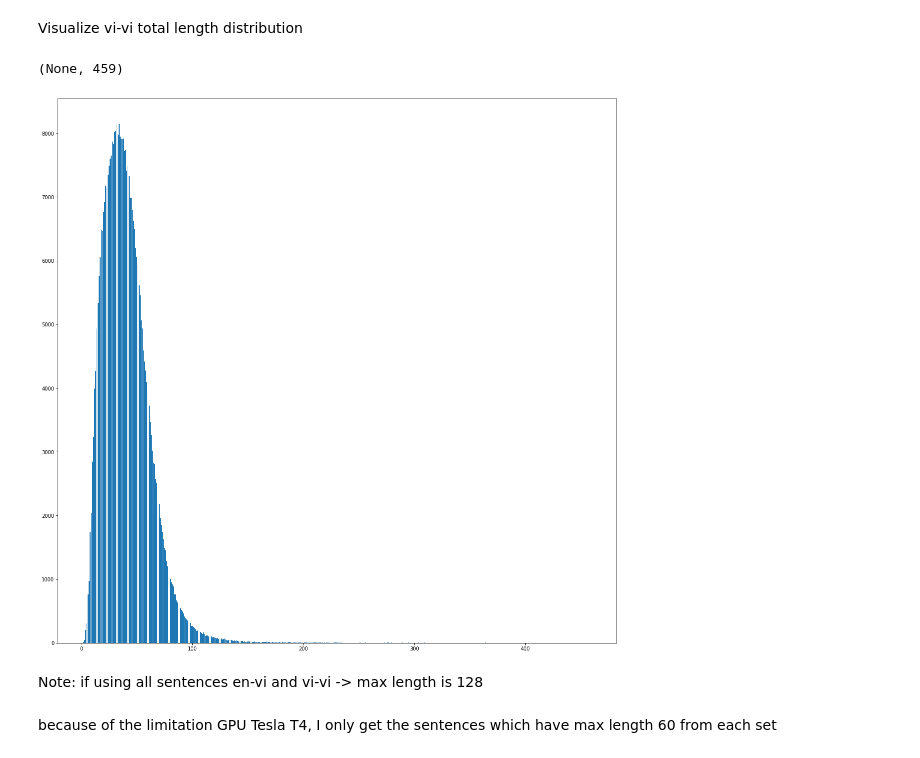
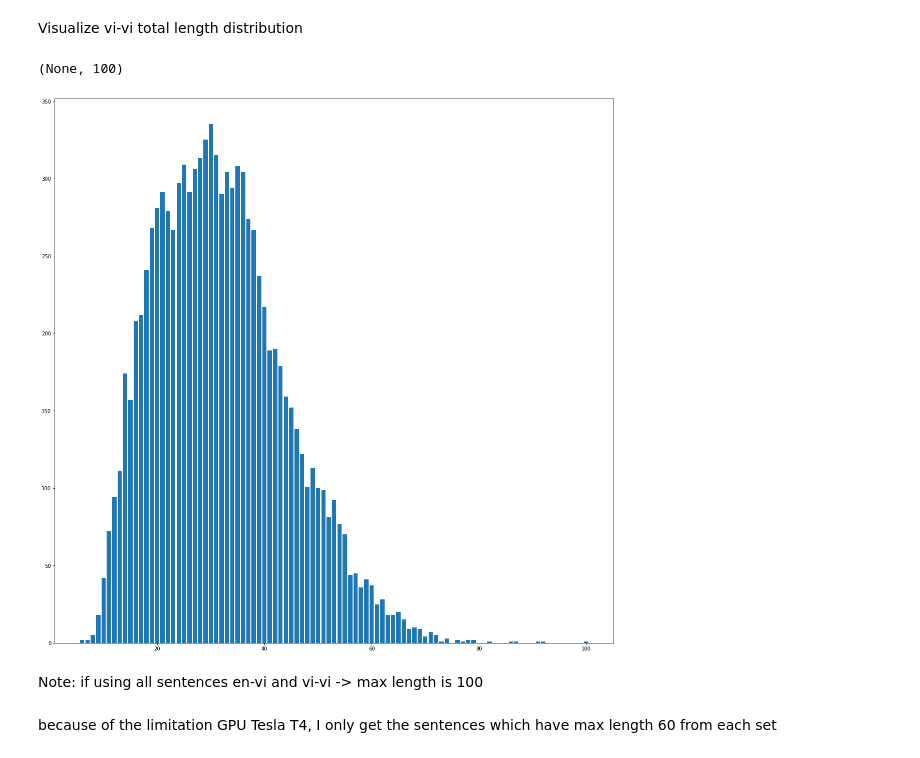
Before and after one commit to namlv97/en-vi-nli-xlm-roberta-base-4-last-layers, a Jupyter notebook: merge_en_vi_xnli_dataset.ipynb, the cells around one changed output. Cells and saved outputs as stored; diff of their text form; code cells hidden in the pictures.

```diff
--- a/merge_en_vi_xnli_dataset.ipynb
+++ b/merge_en_vi_xnli_dataset.ipynb
@@ -278,0 +256,3 @@ Note: Because the dataset is tokenized already -> use whitespace tokenizer
+# %%
+train=pd.read_csv(f'{bilingual_dataset_directory}/train.csv')
+valid=pd.read_csv(f'{bilingual_dataset_directory}/valid.csv')
@@ -294,3 +286,7 @@ vi_vi_train['total_length']=vi_vi_train['norm_premise_length']+vi_vi_train['norm
+# %%
+valid['premise_length']=valid['premise'].map(get_seq_length)
+valid['hypothesis_length']=valid['hypothesis'].map(get_seq_length)
+valid['total_length']=valid['premise_length']+valid['hypothesis_length']
 # %%
 def seq_len_visualizer(x,y):
   fig, ax = plt.subplots(1, 1, sharex=True, sharey=True,figsize=(20,20))
@@ -349,15 +345,15 @@ seq_len_visualizer(x,y),max(x)
 # %% [markdown]
 Visualize vi-vi total length distribution
 # %%
-value_counts=vi_vi_train['total_length'].value_counts()
+value_counts=valid['total_length'].value_counts()
 dict_occurs=value_counts.to_dict()
 x,y=list(dict_occurs.keys()),list(dict_occurs.values())
 seq_len_visualizer(x,y),max(x)
 # %% [output]
-(None, 459)
+(None, 100)
-[figure, old version]
+[figure, new version]
 # %% [markdown]
-Note: if using all sentences en-vi and vi-vi -> max length is 128
+Note: if using all sentences en-vi and vi-vi -> max length is 100
 # %%
 pre_dataset_directory="/content/drive/MyDrive/en-vi-nli/pre_dataset"
 os.makedirs(pre_dataset_directory,exist_ok=True)
```
Also changed, not shown: parts of 62 cells of this notebook.
